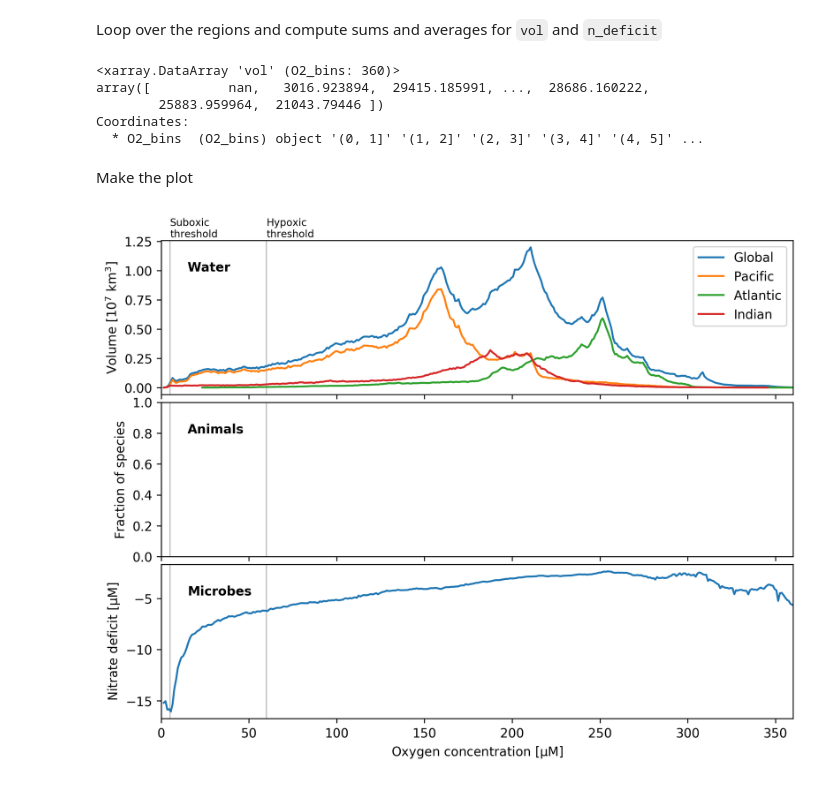
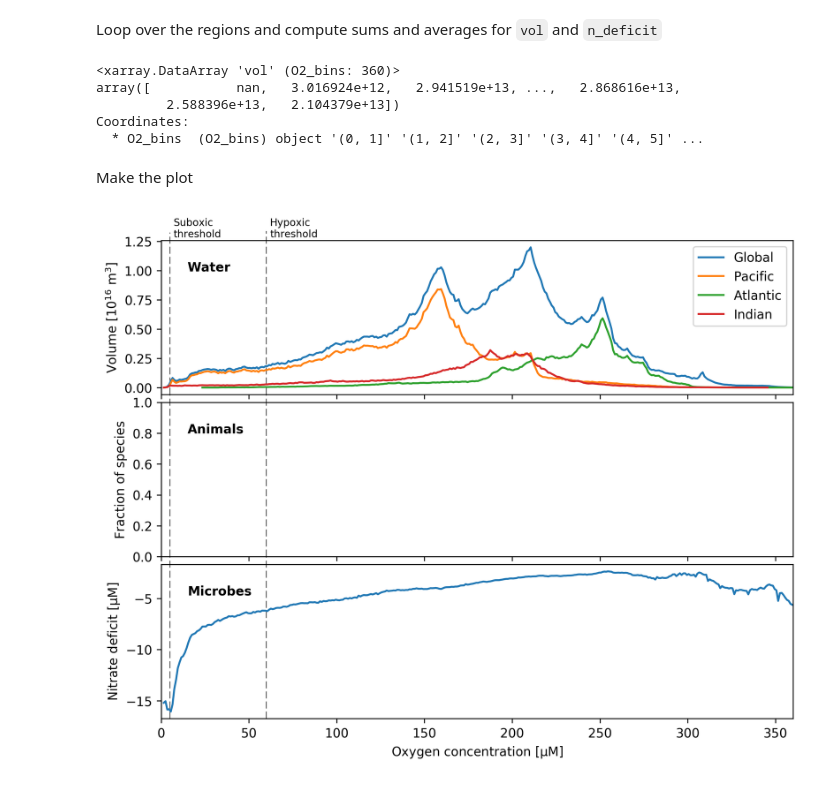
Before and after one commit to matt-long/iucn-deoxygenation-report, a Jupyter notebook: plot_woa_o2pdf_mortality_no3deficit.ipynb, the cells around one changed output. Drawn from its saved outputs; the diff is of its cells as text; code cells hidden in the pictures.

Commit message:
plot_woa_o2pdf_mortality_no3deficit.ipynb tweaked

```diff
--- a/plot_woa_o2pdf_mortality_no3deficit.ipynb
+++ b/plot_woa_o2pdf_mortality_no3deficit.ipynb
@@ -92,7 +92,7 @@ Compute some derived variables: `dz` is the cell vertical thickness, `n_deficit`
 # %%
 ds['dz'] = (ds.depth_bnds[:,1:] - ds.depth_bnds[:,:-1])[:,0]
 ds['n_deficit'] = ds.NO3 - ds.PO4 * 16.
-ds['vol'] = ds.dz * dsm.area * 1e-9 # convert to km^3
+ds['vol'] = ds.dz * dsm.area
 ds
 # %% [output]
 <xarray.Dataset>
@@ -163,8 +163,8 @@ for name,dsr in regions.items():
 vol_by_o2['Global']
 # %% [output]
 <xarray.DataArray 'vol' (O2_bins: 360)>
-array([          nan,   3016.923894,  29415.185991, ...,  28686.160222,
-        25883.959964,  21043.79446 ])
+array([           nan,   3.016924e+12,   2.941519e+13, ...,   2.868616e+13,
+         2.588396e+13,   2.104379e+13])
 Coordinates:
   * O2_bins  (O2_bins) object '(0, 1]' '(1, 2]' '(2, 3]' '(3, 4]' '(4, 5]' ...
 # %% [markdown]
@@ -172,7 +172,7 @@ Make the plot
 # %%
 plot_name = os.path.join(diro['fig'],'woa_o2pdf_mortality_no3deficit.pdf')
 
-fig = plt.figure(dpi=300,figsize=(9,7))
+fig = plt.figure(dpi=300,figsize=(9,7),facecolor='w')
 gs = gridspec.GridSpec(3,1)
 
 hypoxia = 60.
@@ -183,9 +183,9 @@ suboxia = 5.
 #----------------------------------------------------------------------
 ax = fig.add_subplot(gs[0,0])
 for name in ['Global','Pacific','Atlantic','Indian']:
-    ax.plot(o2_binc,vol_by_o2[name]*1e-7,label=name)
+    ax.plot(o2_binc,vol_by_o2[name]*1e-16,label=name)
 
-ax.set_ylabel('Volume [10$^{7}$ km$^3$]')
+ax.set_ylabel('Volume [10$^{16}$ m$^3$]')
 handles, labels = ax.get_legend_handles_labels()
 ax.legend(handles, labels)
 ax.set_xticklabels([])
@@ -194,44 +194,44 @@ ylm = ax.get_ylim()
 
 ax.text(15,ylm[1]-0.2*np.diff(ylm),'Water',fontweight='bold')
 
-ax.axvline(x=hypoxia,color='k',linewidth=0.2,zorder=-10)
-ax.axvline(x=suboxia,color='k',linewidth=0.2,zorder=-10)
+ax.axvline(x=hypoxia,ymax=1.06,color='k',linewidth=0.5,linestyle='--',zorder=-10,clip_on=False)
+ax.axvline(x=suboxia,ymax=1.05,color='k',linewidth=0.5,linestyle='--',zorder=-10,clip_on=False)
 
-ax.text(hypoxia,ylm[1]+0.02*np.diff(ylm), 'Hypoxic\nthreshold',fontsize=8)
-ax.text(suboxia,ylm[1]+0.02*np.diff(ylm), 'Suboxic\nthreshold',fontsize=8)
+ax.text(hypoxia+2,ylm[1]+0.02*np.diff(ylm), 'Hypoxic\nthreshold',fontsize=8)
+ax.text(suboxia+2,ylm[1]+0.02*np.diff(ylm), 'Suboxic\nthreshold',fontsize=8)
 
 #----------------------------------------------------------------------
 #-- plot mortality pdfs
 #----------------------------------------------------------------------
 ax = fig.add_subplot(gs[1,0])
 
 ax.set_xticklabels([])
 ax.set_ylabel('Fraction of species')
 ax.set_xlim((o2_bins[0],o2_bins[-1]))
 ylm = ax.get_ylim()
 ax.text(15,ylm[1]-0.2*np.diff(ylm),'Animals',fontweight='bold')
 
-ax.axvline(x=hypoxia,color='k',linewidth=0.2,zorder=-10)
-ax.axvline(x=suboxia,color='k',linewidth=0.2,zorder=-10)
+ax.axvline(x=hypoxia,ymax=1.06,color='k',linewidth=0.5,linestyle='--',zorder=-10,clip_on=False)
+ax.axvline(x=suboxia,ymax=1.05,color='k',linewidth=0.5,linestyle='--',zorder=-10,clip_on=False)
 
 #----------------------------------------------------------------------
 #-- plot no3 deficit
 #----------------------------------------------------------------------
 ax = fig.add_subplot(gs[2,0])
 for name in ['Global']:
     ax.plot(o2_binc,no3def_by_o2[name])
 
 ax.set_ylabel('Nitrate deficit [$\mu$M]')
 ax.set_xlabel('Oxygen concentration [$\mu$M]')
 ax.set_xlim((o2_bins[0],o2_bins[-1]))
 ylm = ax.get_ylim()
 ax.text(15,ylm[1]-0.2*np.diff(ylm),'Microbes',fontweight='bold')
 
-ax.axvline(x=hypoxia,color='k',linewidth=0.2,zorder=-10)
-ax.axvline(x=suboxia,color='k',linewidth=0.2,zorder=-10)
+ax.axvline(x=hypoxia,ymax=1.06,color='k',linewidth=0.5,linestyle='--',zorder=-10,clip_on=False)
+ax.axvline(x=suboxia,ymax=1.05,color='k',linewidth=0.5,linestyle='--',zorder=-10,clip_on=False)
 
 gs.update(hspace=0.05)
 
 plt.savefig(plot_name,bbox_inches='tight')
 # %% [output]
-[figure, old version]
+[figure, new version]
```
Also changed, not shown: parts of 1 cell of this notebook.
